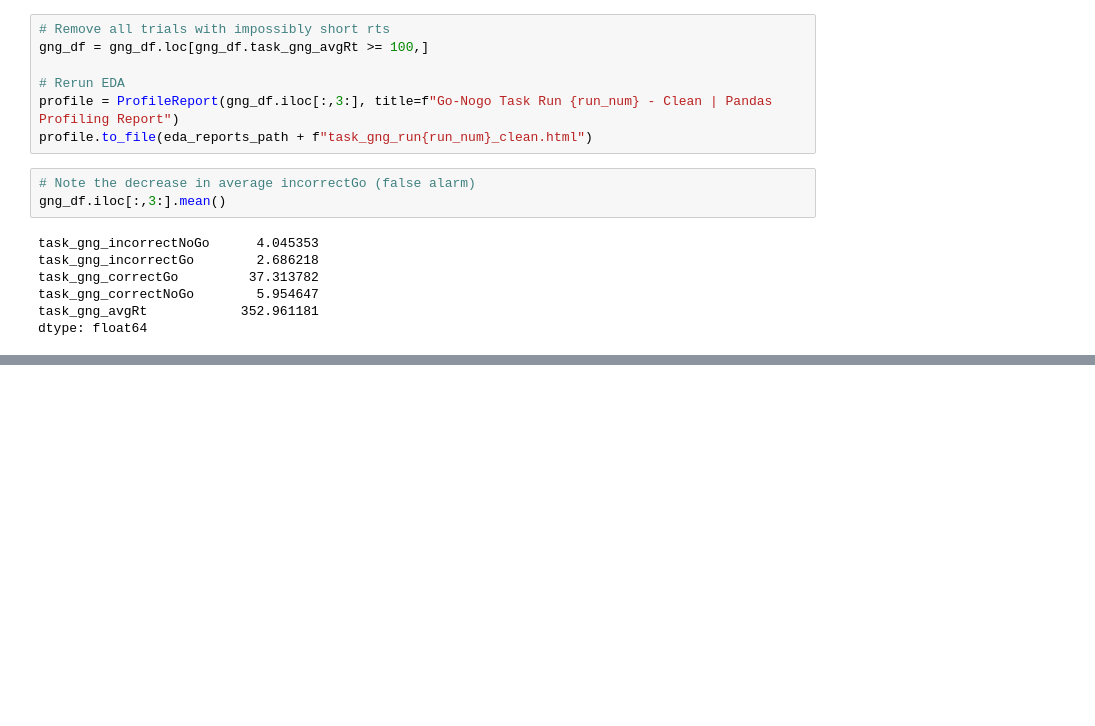
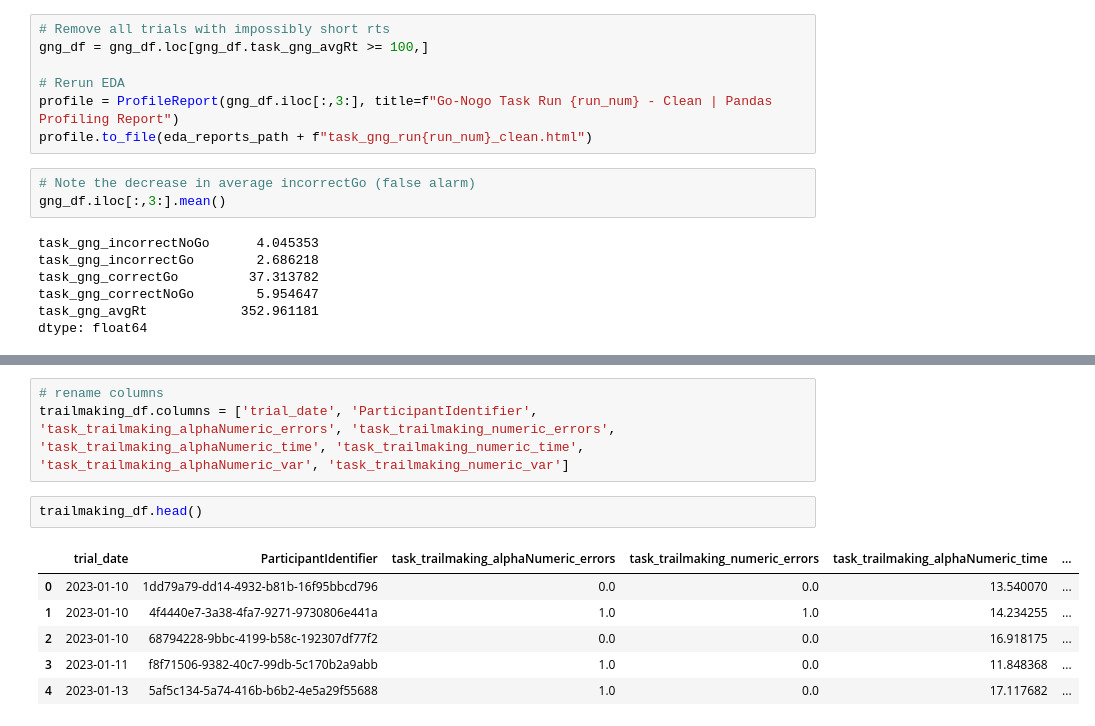
Before and after one commit to danieljwilson/3_3_experience_sampling, a Jupyter notebook: 3_3_3_data_analysis/01_data munge/01_1_process_data.ipynb, the cells around one changed output, grey strips where cells are left out. Cells and saved outputs as stored; diff of their text form; blank space fills up the shorter version.

```diff
--- a/3_3_3_data_analysis/01_data munge/01_1_process_data.ipynb
+++ b/3_3_3_data_analysis/01_data munge/01_1_process_data.ipynb
@@ -1538,0 +2271,12 @@ dtype: float64
+# %%
+# rename columns
+trailmaking_df.columns = ['trial_date', 'ParticipantIdentifier', 'task_trailmaking_alphaNumeric_errors', 'task_trailmaking_numeric_errors', 'task_trailmaking_alphaNumeric_time', 'task_trailmaking_numeric_time', 'task_trailmaking_alphaNumeric_var', 'task_trailmaking_numeric_var']
+# %%
+trailmaking_df.head()
+# %% [output]
+|  | trial_date | ParticipantIdentifier | task_trailmaking_alphaNumeric_errors | task_trailmaking_numeric_errors | task_trailmaking_alphaNumeric_time | ... |
+| 0 | 2023-01-10 | 1dd79a79-dd14-4932-b81b-16f95bbcd796 | 0.0 | 0.0 | 13.540070 | ... |
+| 1 | 2023-01-10 | 4f4440e7-3a38-4fa7-9271-9730806e441a | 1.0 | 1.0 | 14.234255 | ... |
+| 2 | 2023-01-10 | 68794228-9bbc-4199-b58c-192307df77f2 | 0.0 | 0.0 | 16.918175 | ... |
+| 3 | 2023-01-11 | f8f71506-9382-40c7-99db-5c170b2a9abb | 1.0 | 0.0 | 11.848368 | ... |
+| 4 | 2023-01-13 | 5af5c134-5a74-416b-b6b2-4e5a29f55688 | 1.0 | 0.0 | 17.117682 | ... |
```
Also changed, not shown: parts of 120 cells of this notebook, 1 other file.
